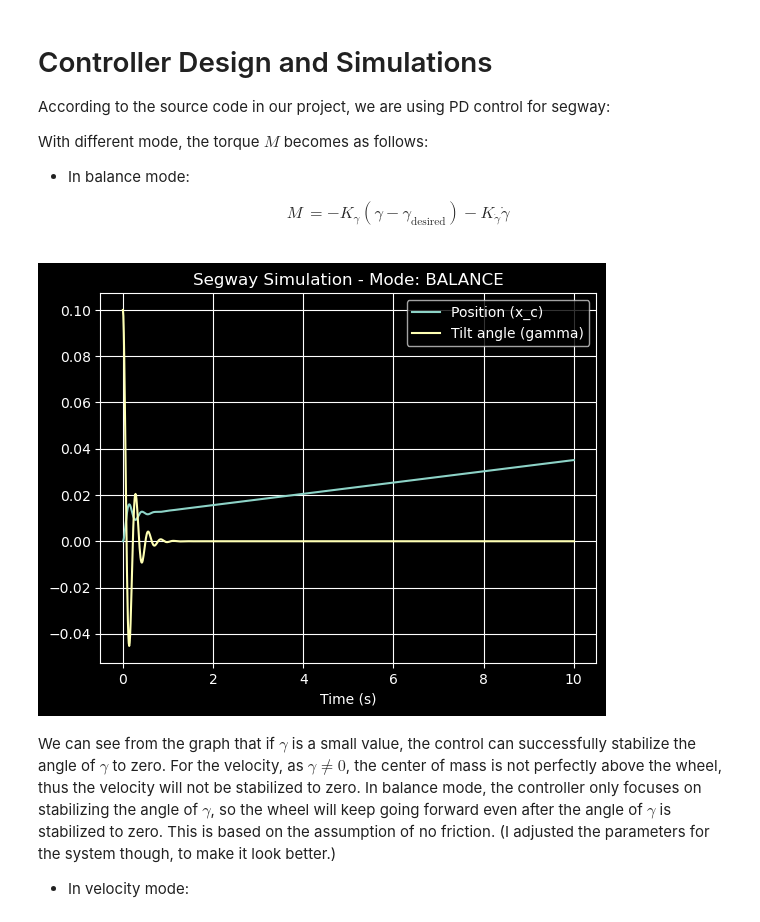
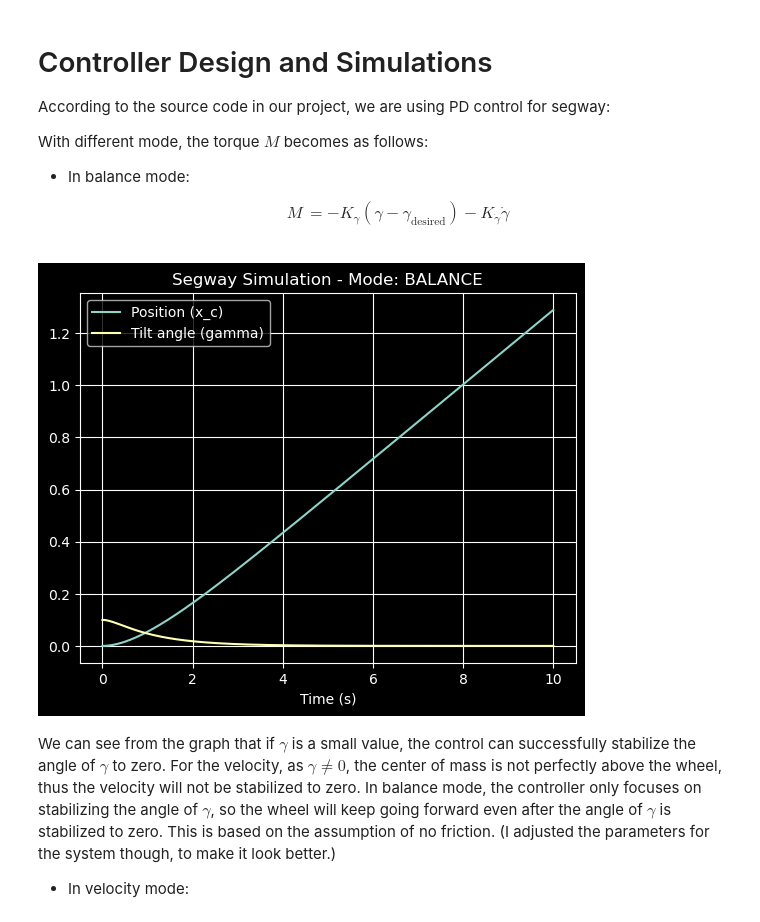
Before and after one commit to gaoshenghan1130/Matlab_Simu4Unicycle, a Jupyter notebook: Derivation/Segway/Segway.ipynb, the cells around one changed output. Cells and saved outputs as stored; diff of their text form; code cells hidden in the pictures.

Commit message:
revision of the sign, and adjust params

```diff
--- a/Derivation/Segway/Segway.ipynb
+++ b/Derivation/Segway/Segway.ipynb
@@ -321,15 +313,15 @@ $$
 # %%
 from Segway_model_withControl import Segway_model_withControl, Mode
 from Segway_model_withControl import params
 
-params.K_gamma = 100.0
-params.K_dgamma = 2
+params.K_gamma = 6.0
+params.K_dgamma = 1
 
 Segway_model_withControl.simulate(z0=[0.0, 0.0, 0.1, 0.0], t_span=(0, 10), mode=Mode.BALANCE); # let initial gamma be 0.1 rad to see the balancing behavior
 
 # Although during the linerization process, we assumed \gamma to be round \pi, but the controller works works on the expansion from pi, which means that the z[3] is the deviation of gamma from pi, so we can set the initial gamma to be round pi, and the controller will work as well.
 # %% [output]
-[figure, old version]
+[figure, new version]
 # %% [markdown]
 We can see from the graph that if $\gamma$ is a small value, the control can successfully stabilize the angle of $\gamma$ to zero. For the velocity, as $\gamma \neq 0$, the center of mass is not perfectly above the wheel, thus the velocity will not be stabilized to zero. In balance mode, the controller only focuses on stabilizing the angle of $\gamma$, so the wheel will keep going forward even after the angle of $\gamma$ is stabilized to zero. This is based on the assumption of no friction. (I adjusted the parameters for the system though, to make it look better.)
 
```
Also changed, not shown: parts of 8 cells of this notebook, 5 other files.
